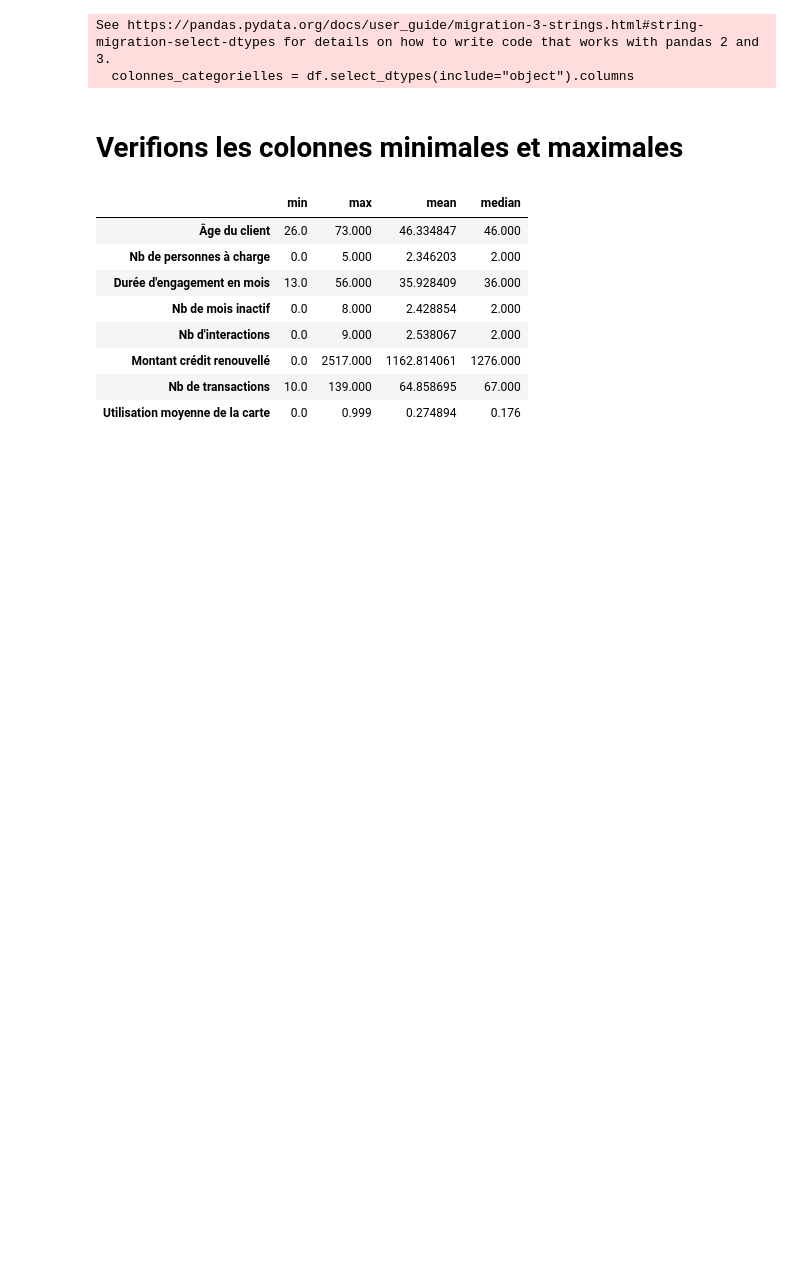
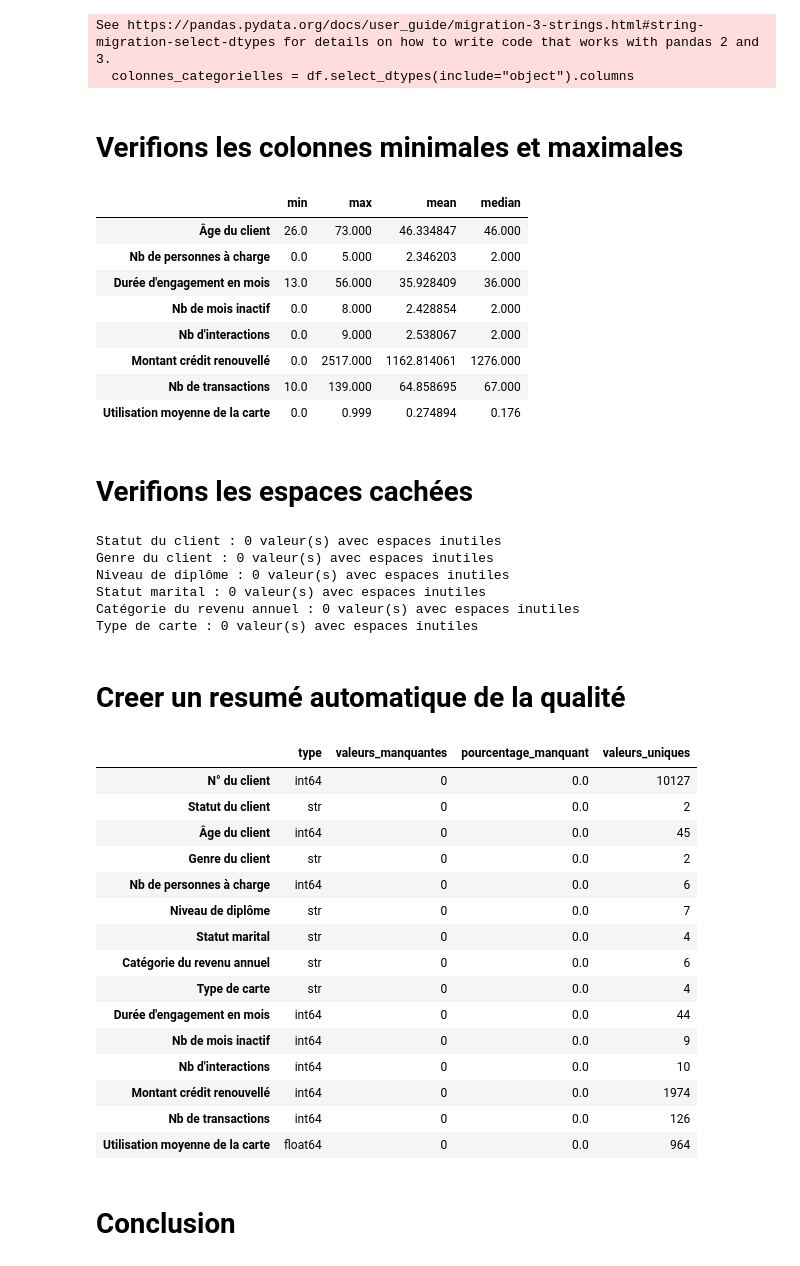
Before and after one commit to mfaye2/data-analyse-clients-banque, a Jupyter notebook: notebooks/01_exploration_donnees.ipynb, the cells around one changed output. Saved outputs shown, nothing was run; the diff lists cells and outputs as text; code cells hidden in the pictures; blank space fills up the shorter version.

Commit message:
exploration des données des clients de la banques rajout derniere etape

```diff
--- a/notebooks/01_exploration_donnees.ipynb
+++ b/notebooks/01_exploration_donnees.ipynb
@@ -224,3 +224,55 @@ df[colonnes_numeriques].agg(
 | Montant crédit renouvellé | 0.0 | 2517.000 | 1162.814061 | 1276.000 |
 | Nb de transactions | 10.0 | 139.000 | 64.858695 | 67.000 |
 | Utilisation moyenne de la carte | 0.0 | 0.999 | 0.274894 | 0.176 |
+# %% [markdown]
+# Verifions les espaces cachées
+# %%
+for colonne in colonnes_categorielles:
+    valeurs_avec_espaces = (
+        df[colonne]
+        .dropna()
+        .astype(str)
+        .loc[lambda x: x != x.str.strip()]
+    )
+
+    print(
+        f"{colonne} : "
+        f"{len(valeurs_avec_espaces)} valeur(s) avec espaces inutiles"
+    )
+# %% [output]
+Statut du client : 0 valeur(s) avec espaces inutiles
+Genre du client : 0 valeur(s) avec espaces inutiles
+Niveau de diplôme : 0 valeur(s) avec espaces inutiles
+Statut marital : 0 valeur(s) avec espaces inutiles
+Catégorie du revenu annuel : 0 valeur(s) avec espaces inutiles
+Type de carte : 0 valeur(s) avec espaces inutiles
+# %% [markdown]
+# Creer un resumé automatique de la qualité
+# %%
+resume_qualite = pd.DataFrame({
+    "type": df.dtypes.astype(str),
+    "valeurs_manquantes": df.isna().sum(),
+    "pourcentage_manquant": df.isna().mean().mul(100).round(2),
+    "valeurs_uniques": df.nunique(dropna=False)
+})
+
+resume_qualite
+# %% [output]
+|  | type | valeurs_manquantes | pourcentage_manquant | valeurs_uniques |
+| N° du client | int64 | 0 | 0.0 | 10127 |
+| Statut du client | str | 0 | 0.0 | 2 |
+| Âge du client | int64 | 0 | 0.0 | 45 |
+| Genre du client | str | 0 | 0.0 | 2 |
+| Nb de personnes à charge | int64 | 0 | 0.0 | 6 |
+| Niveau de diplôme | str | 0 | 0.0 | 7 |
+| Statut marital | str | 0 | 0.0 | 4 |
+| Catégorie du revenu annuel | str | 0 | 0.0 | 6 |
+| Type de carte | str | 0 | 0.0 | 4 |
+| Durée d'engagement en mois | int64 | 0 | 0.0 | 44 |
+| Nb de mois inactif | int64 | 0 | 0.0 | 9 |
+| Nb d'interactions | int64 | 0 | 0.0 | 10 |
+| Montant crédit renouvellé | int64 | 0 | 0.0 | 1974 |
+| Nb de transactions | int64 | 0 | 0.0 | 126 |
+| Utilisation moyenne de la carte | float64 | 0 | 0.0 | 964 |
+# %% [markdown]
+# Conclusion
```
Also changed, not shown: parts of 2 cells of this notebook.
